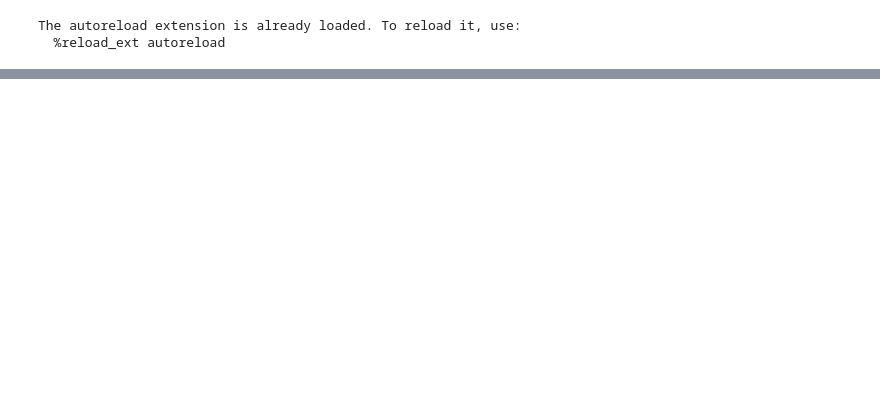
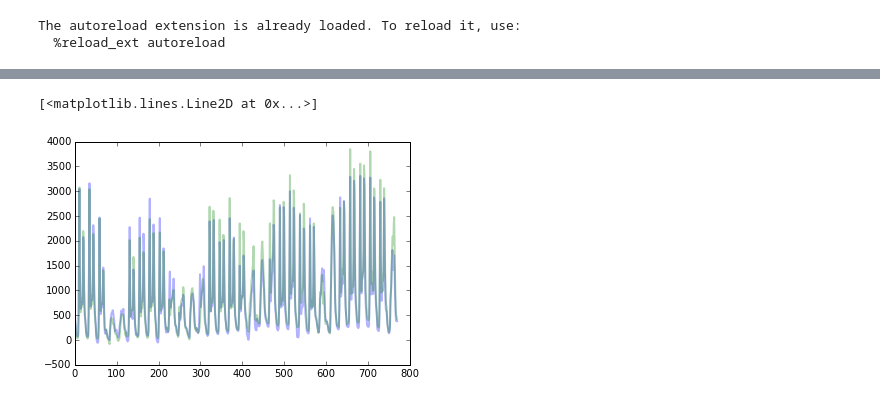
Before and after one commit to cs229-bike-prediction/bike-prediction, a Jupyter notebook: scikit experiments.ipynb, the cells around one changed output, grey strips where cells are left out. Cells and saved outputs as stored; diff of their text form; code cells hidden in the pictures; blank space fills up the shorter version.

```diff
--- a/scikit experiments.ipynb
+++ b/scikit experiments.ipynb
@@ -71,0 +77,10 @@ rec.array([ ('2013-01-15 00:00:00', 0.0, 8.0, 0.0, 0.0, 0.0, 32, 4, 51.49812559,
+# %%
+predictions = clf.predict(X[1701:,:])
+predictions_no_weekend = clf2.predict(X2[1701:,:])
+# %%
+plt.plot(predictions, alpha=0.3, linewidth=2)
+plt.plot(predictions_no_weekend, alpha=0.3, linewidth=2)
+# plt.plot(Y[1701:], alpha=0.3, linewidth=2)
+# %% [output]
+[<matplotlib.lines.Line2D at 0x...>]
+[figure, added]
```
Also changed, not shown: parts of 16 cells of this notebook, 1 other file.
